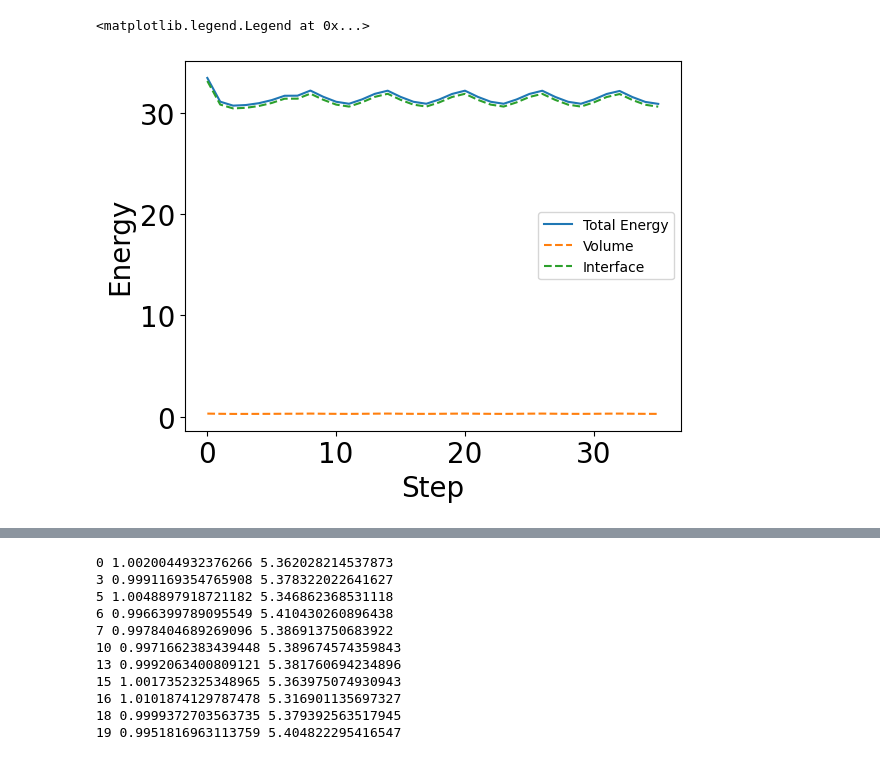
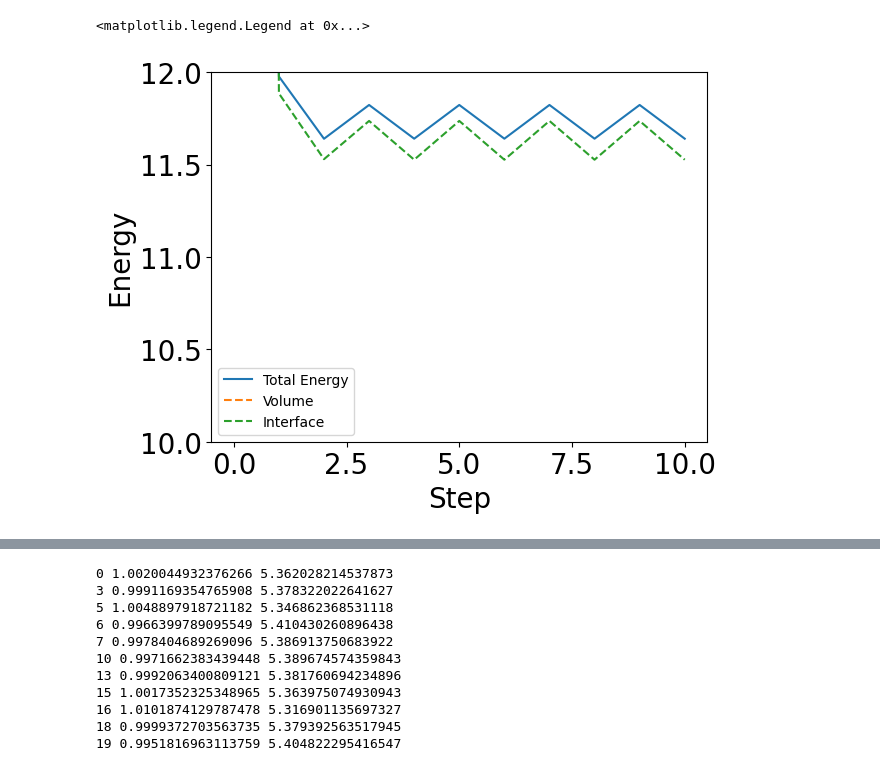
Before and after one commit to ZhangTao-SJTU/tvm, a Jupyter notebook: test.ipynb, the cells around one changed output, grey strips where cells are left out. Drawn from its saved outputs; the diff is of its cells as text; code cells hidden in the pictures.

```diff
--- a/test.ipynb
+++ b/test.ipynb
@@ -12,28 +1,29 @@ for cellID in driven:
 # %%
 energy = []
 volume = []
 interface = []
-with open("10_0/FE.txt","r") as f:
+with open("7_0/FE.txt","r") as f:
     lines = f.readlines()
     for line in lines:
         if not len(line.split()):
             continue
         if line.split()[0] =="Energy":
             energy.append(float(line.split()[1]))
         if line.split()[0] =="Volume":
             volume.append(float(line.split()[1]))
         if line.split()[0] =="Interface":
             interface.append(float(line.split()[1]))
 import matplotlib.pyplot as plt
 
 time = [i for i in range(len(energy))]
 plt.plot(time, energy, label = "Total Energy")
 plt.plot(time, volume, linestyle= "--",label = "Volume")
 plt.plot(time, interface, linestyle= "--", label = "Interface")
 plt.xlabel("Step",fontsize = 20)
 plt.ylabel("Energy",fontsize = 20)
+plt.ylim(10,12)
 plt.tick_params(labelsize = 20)
 plt.legend()
 # %% [output]
 <matplotlib.legend.Legend at 0x...>
-[figure, old version]
+[figure, new version]
```
Also changed, not shown: parts of 13 cells of this notebook, 48 other files.
